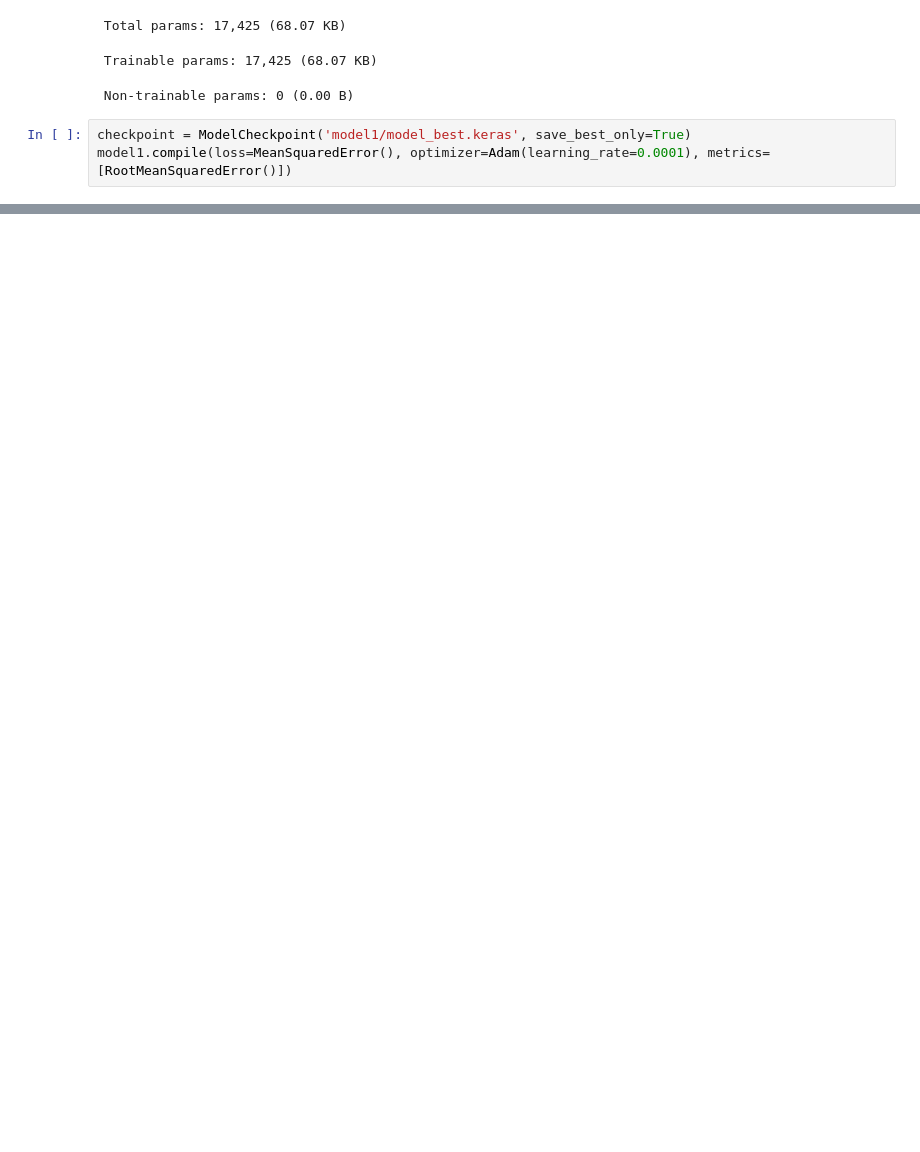
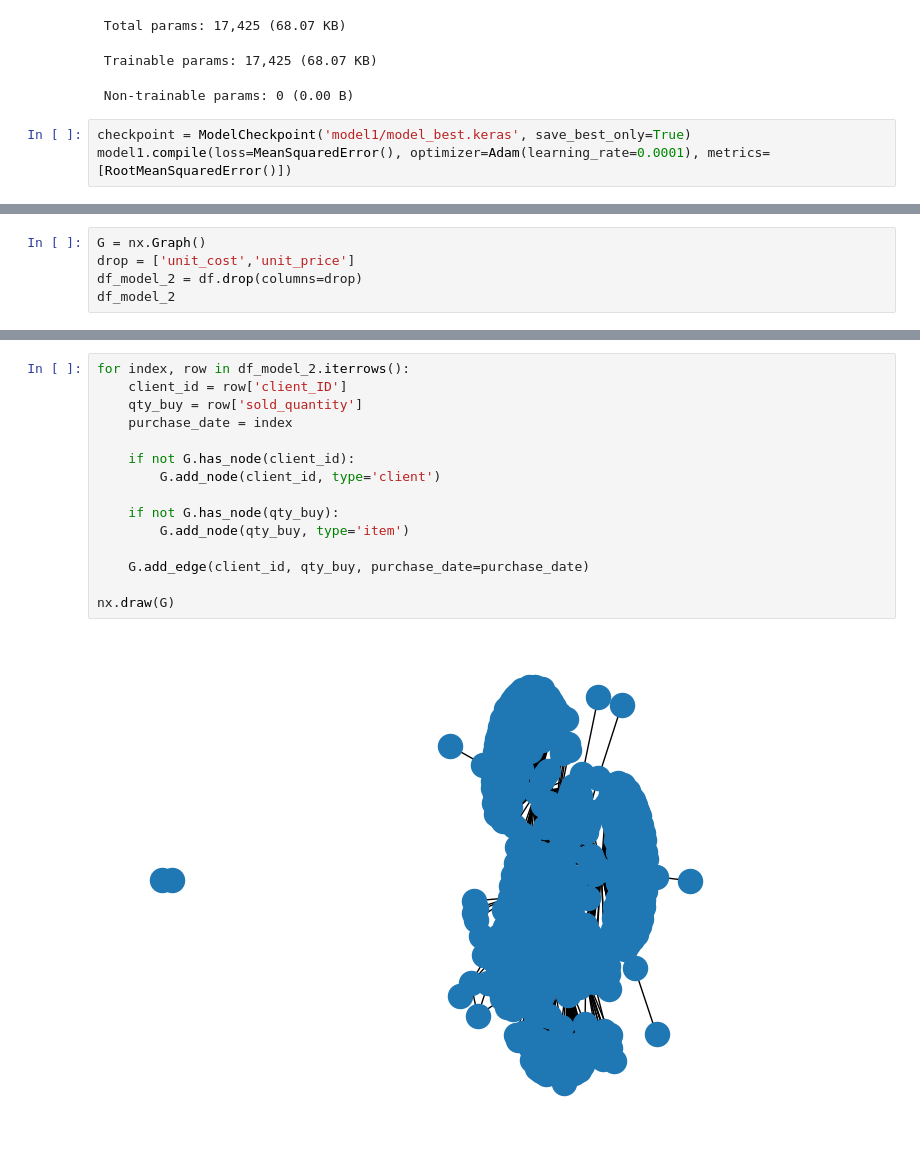
Before and after one commit to marinandres/InventoryOptimizationRNN, a Jupyter notebook: forecast_model.ipynb, the cells around one changed output, grey strips where cells are left out. Drawn from its saved outputs; the diff is of its cells as text; blank space fills up the shorter version.

```diff
--- a/forecast_model.ipynb
+++ b/forecast_model.ipynb
@@ -136,0 +138,5 @@ plt.plot(train_result['Actual'][:50])
+# %%
+G = nx.Graph()
+drop = ['unit_cost','unit_price']
+df_model_2 = df.drop(columns=drop)
+df_model_2
@@ -136,0 +158,17 @@ plt.plot(train_result['Actual'][:50])
+# %%
+for index, row in df_model_2.iterrows():
+    client_id = row['client_ID']
+    qty_buy = row['sold_quantity']
+    purchase_date = index
+
+    if not G.has_node(client_id):
+        G.add_node(client_id, type='client')
+
+    if not G.has_node(qty_buy):
+        G.add_node(qty_buy, type='item')
+
+    G.add_edge(client_id, qty_buy, purchase_date=purchase_date)
+
+nx.draw(G)
+# %% [output]
+[figure, added]
```
Also changed, not shown: parts of 8 cells of this notebook, 1 other file.
